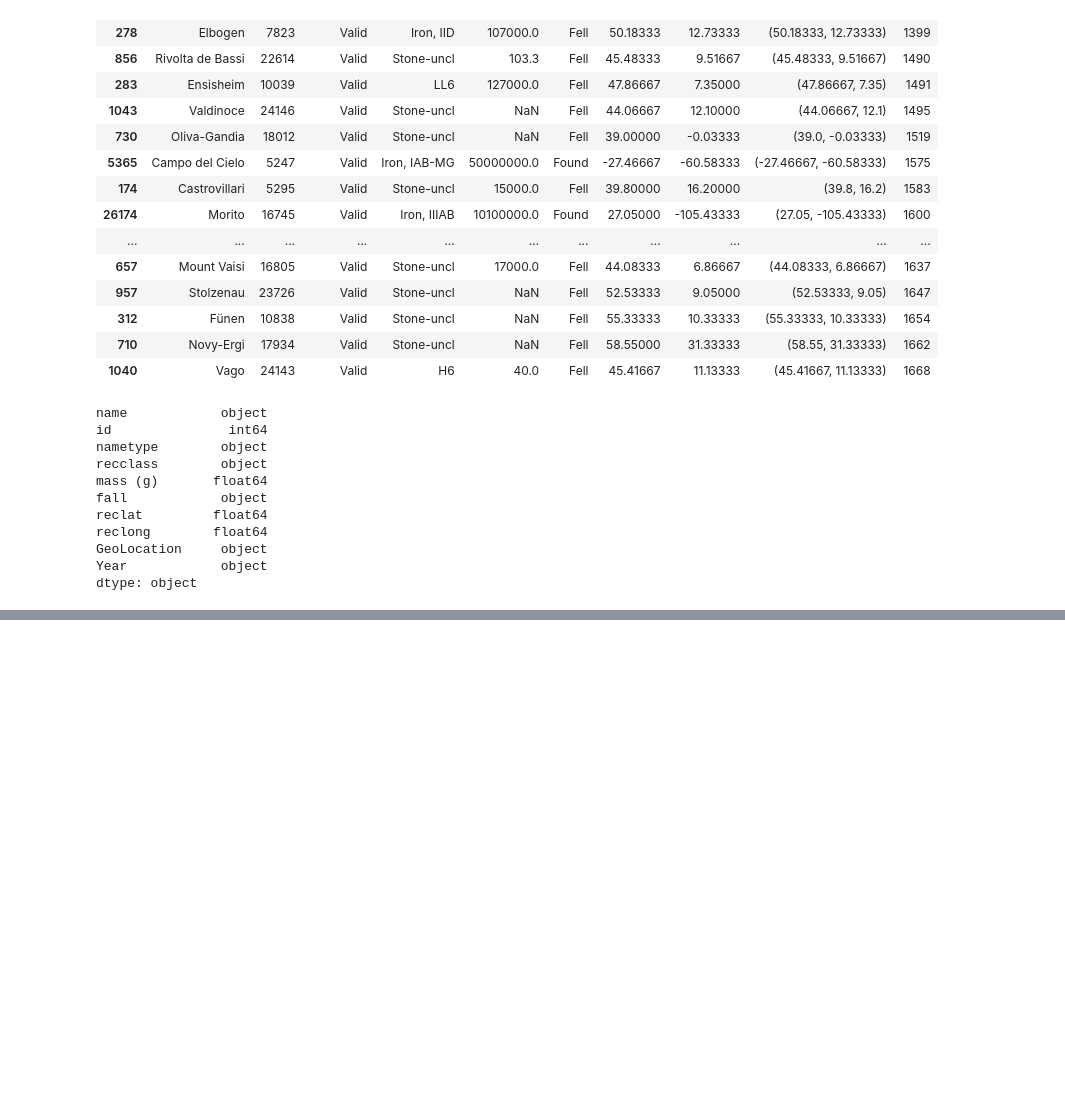
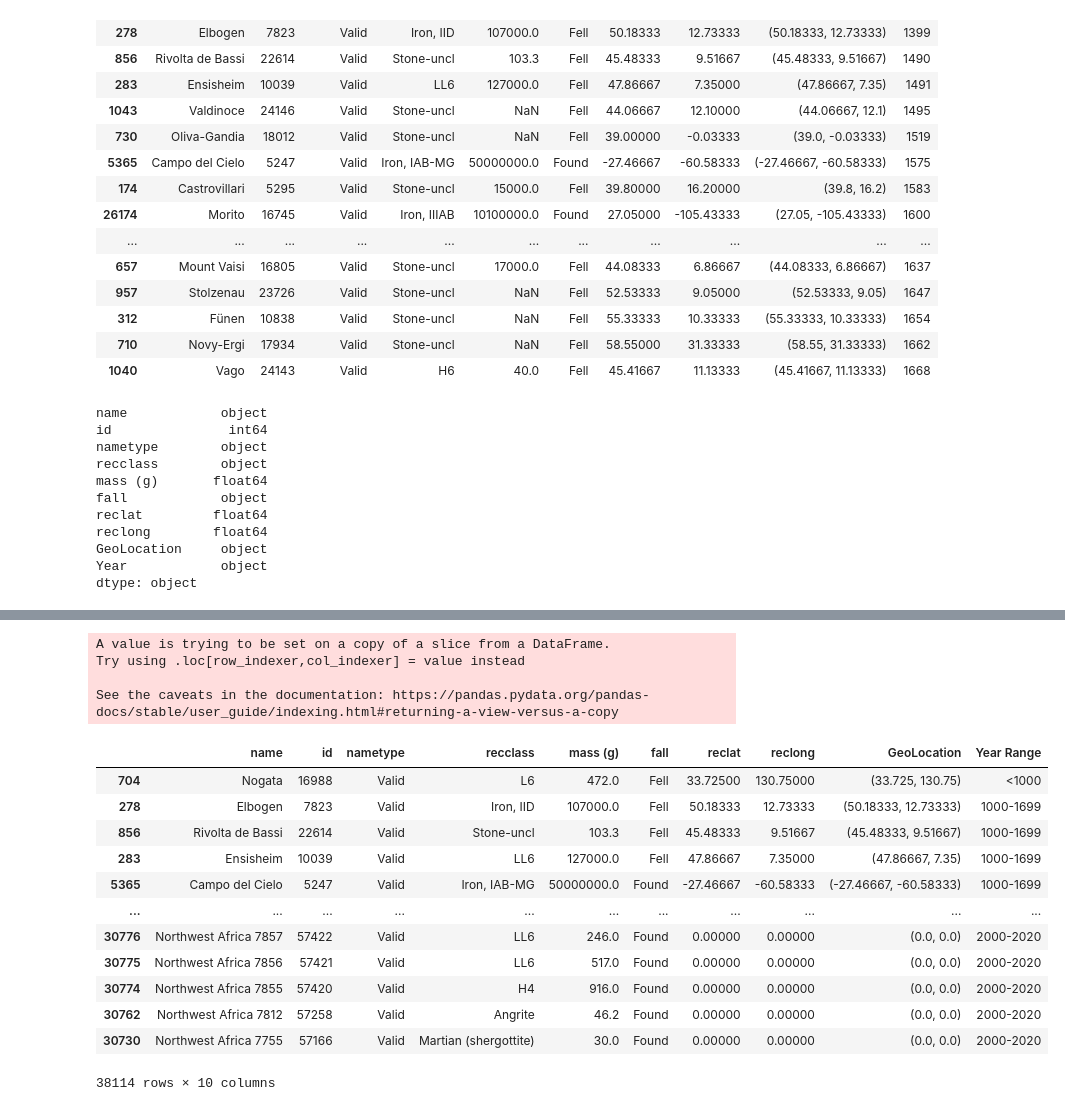
Before and after one commit to jessyoder/Project-1-Meteorites, a Jupyter notebook: Nasa_Meteorite.ipynb, the cells around one changed output, grey strips where cells are left out. Saved outputs shown, nothing was run; the diff lists cells and outputs as text; code cells hidden in the pictures; blank space fills up the shorter version.

```diff
--- a/Nasa_Meteorite.ipynb
+++ b/Nasa_Meteorite.ipynb
@@ -132,0 +142,29 @@ dtype: object
+# %%
+# Set up bins for Years
+year_bins = [0, 999.999, 1699.999, 1799.999, 1899.999, 1999.999, 2020]
+group_names = ["<1000", "1000-1699", "1700-1799", "1800-1899", "1900-1999", "2000-2020"]
+# %%
+# Add a new column named Year Ramge amd binnning based off the range
+year_data_df["Year Range"] = pd.cut(year_data_df["Year"], year_bins, labels=group_names)
+# %% [output]
+A value is trying to be set on a copy of a slice from a DataFrame.
+Try using .loc[row_indexer,col_indexer] = value instead
+
+See the caveats in the documentation: https://pandas.pydata.org/pandas-docs/stable/user_guide/indexing.html#returning-a-view-versus-a-copy
+# %%
+del year_data_df["Year"]
+year_data_df
+# %% [output]
+|  | name | id | nametype | recclass | mass (g) | fall | reclat | reclong | GeoLocation | Year Range |
+| 704 | Nogata | 16988 | Valid | L6 | 472.0 | Fell | 33.72500 | 130.75000 | (33.725, 130.75) | <1000 |
+| 278 | Elbogen | 7823 | Valid | Iron, IID | 107000.0 | Fell | 50.18333 | 12.73333 | (50.18333, 12.73333) | 1000-1699 |
+| 856 | Rivolta de Bassi | 22614 | Valid | Stone-uncl | 103.3 | Fell | 45.48333 | 9.51667 | (45.48333, 9.51667) | 1000-1699 |
+| 283 | Ensisheim | 10039 | Valid | LL6 | 127000.0 | Fell | 47.86667 | 7.35000 | (47.86667, 7.35) | 1000-1699 |
+| 5365 | Campo del Cielo | 5247 | Valid | Iron, IAB-MG | 50000000.0 | Found | -27.46667 | -60.58333 | (-27.46667, -60.58333) | 1000-1699 |
+| ... | ... | ... | ... | ... | ... | ... | ... | ... | ... | ... |
+| 30776 | Northwest Africa 7857 | 57422 | Valid | LL6 | 246.0 | Found | 0.00000 | 0.00000 | (0.0, 0.0) | 2000-2020 |
+| 30775 | Northwest Africa 7856 | 57421 | Valid | LL6 | 517.0 | Found | 0.00000 | 0.00000 | (0.0, 0.0) | 2000-2020 |
+| 30774 | Northwest Africa 7855 | 57420 | Valid | H4 | 916.0 | Found | 0.00000 | 0.00000 | (0.0, 0.0) | 2000-2020 |
+| 30762 | Northwest Africa 7812 | 57258 | Valid | Angrite | 46.2 | Found | 0.00000 | 0.00000 | (0.0, 0.0) | 2000-2020 |
+| 30730 | Northwest Africa 7755 | 57166 | Valid | Martian (shergottite) | 30.0 | Found | 0.00000 | 0.00000 | (0.0, 0.0) | 2000-2020 |
+38114 rows × 10 columns
```
Also changed, not shown: parts of 5 cells of this notebook.
